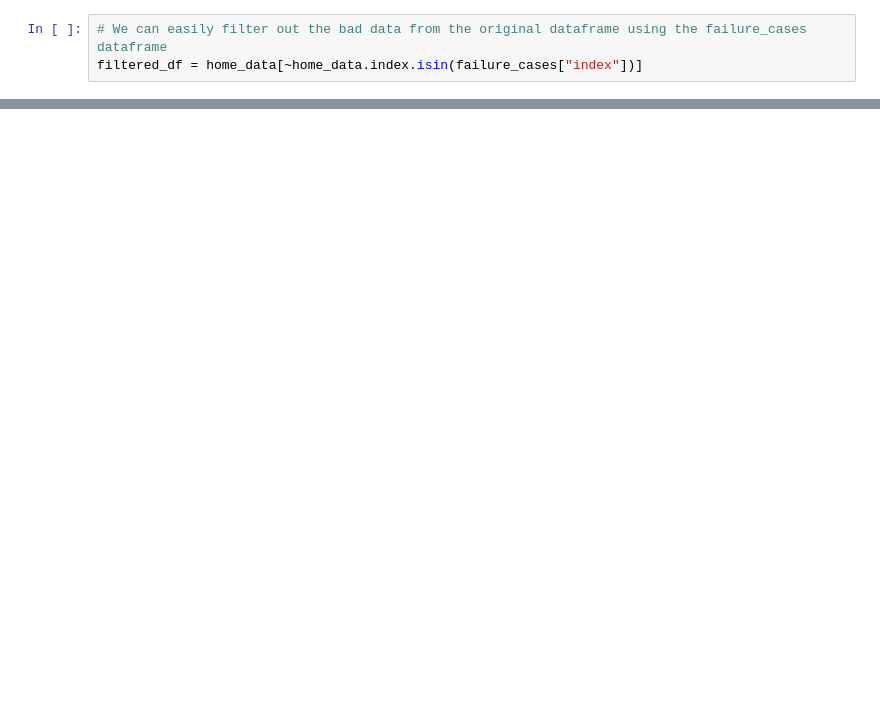
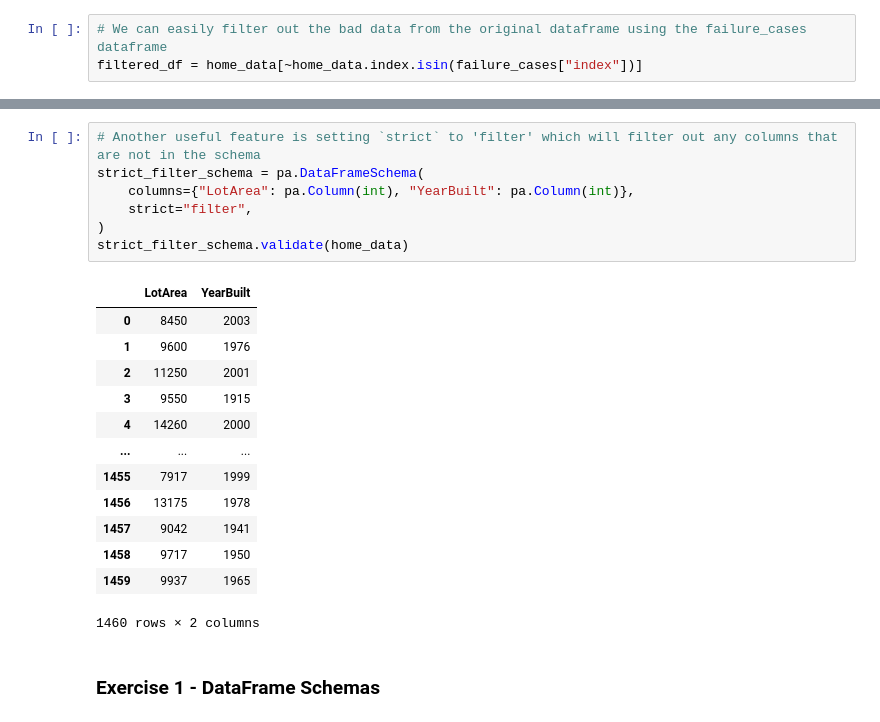
Before and after one commit to NatanMish/data_validation, a Jupyter notebook: notebooks/training_pipeline_data_validation.ipynb, the cells around one changed output, grey strips where cells are left out. Cells and saved outputs as stored; diff of their text form; blank space fills up the shorter version.

```diff
--- a/notebooks/training_pipeline_data_validation.ipynb
+++ b/notebooks/training_pipeline_data_validation.ipynb
@@ -197,0 +313,23 @@ failure cases:
+# %%
+# Another useful feature is setting `strict` to 'filter' which will filter out any columns that are not in the schema
+strict_filter_schema = pa.DataFrameSchema(
+    columns={"LotArea": pa.Column(int), "YearBuilt": pa.Column(int)},
+    strict="filter",
+)
+strict_filter_schema.validate(home_data)
+# %% [output]
+|  | LotArea | YearBuilt |
+| 0 | 8450 | 2003 |
+| 1 | 9600 | 1976 |
+| 2 | 11250 | 2001 |
+| 3 | 9550 | 1915 |
+| 4 | 14260 | 2000 |
+| ... | ... | ... |
+| 1455 | 7917 | 1999 |
+| 1456 | 13175 | 1978 |
+| 1457 | 9042 | 1941 |
+| 1458 | 9717 | 1950 |
+| 1459 | 9937 | 1965 |
+1460 rows × 2 columns
+# %% [markdown]
+### Exercise 1 - DataFrame Schemas
```
Also changed, not shown: parts of 31 cells of this notebook.
